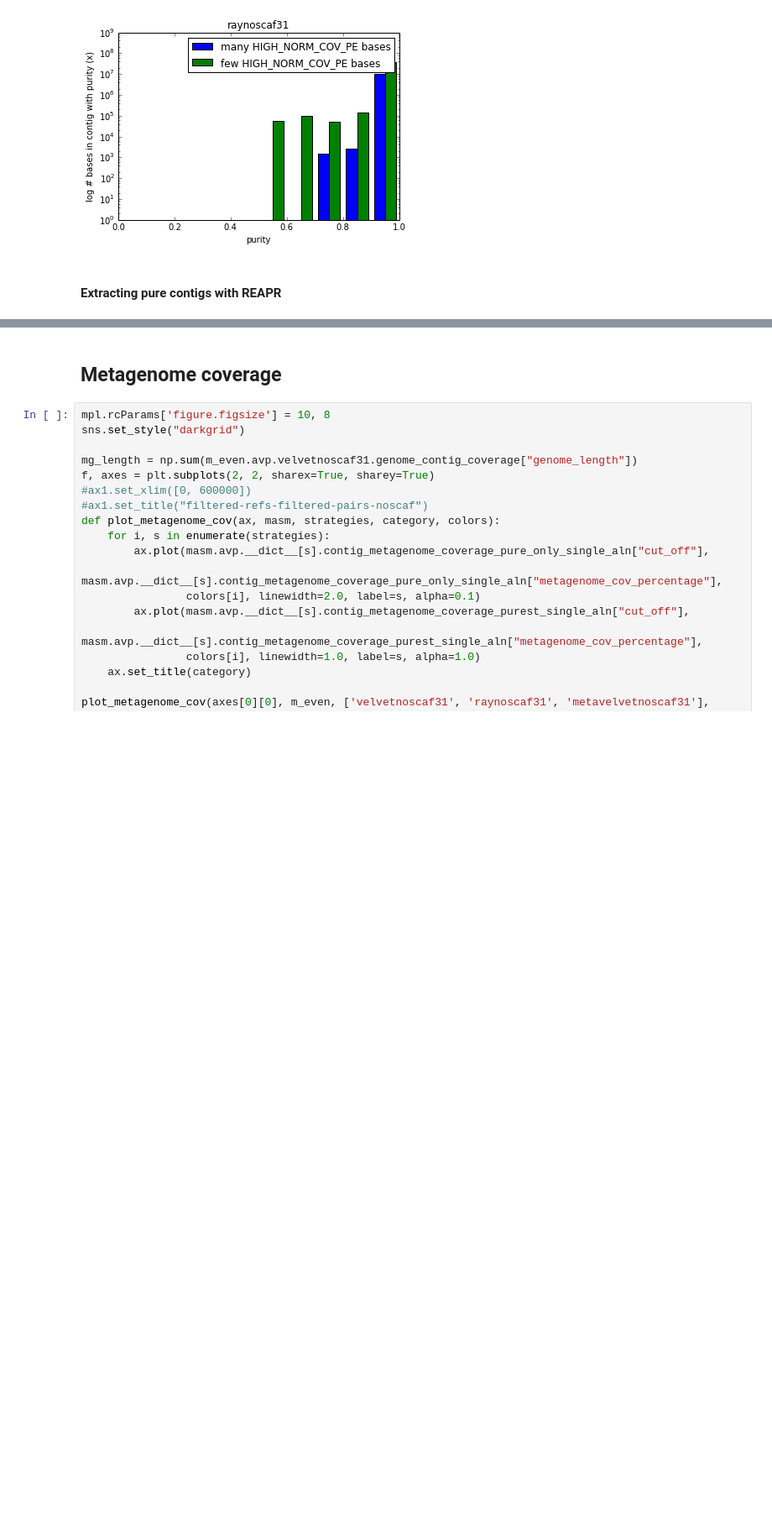
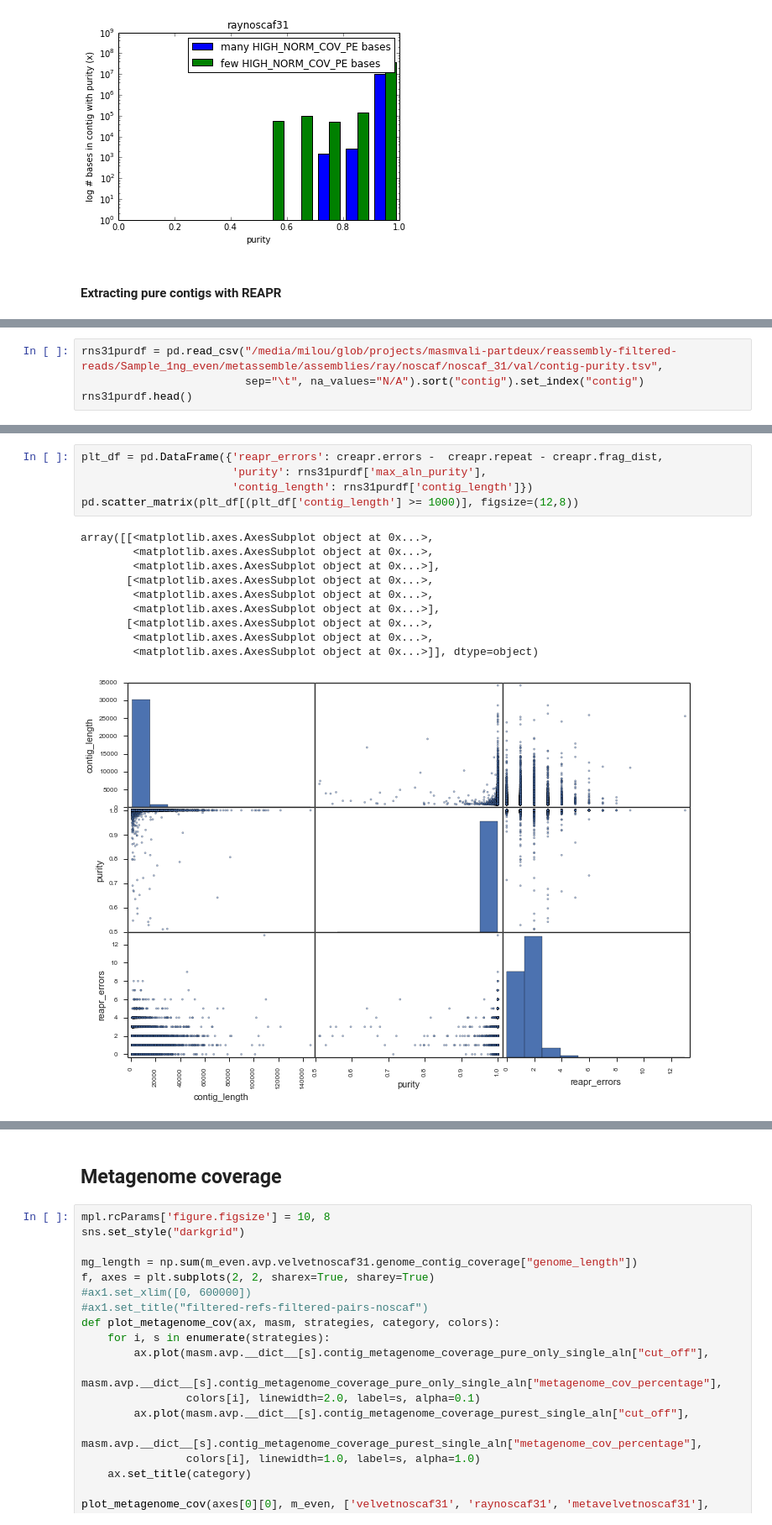
Before and after one commit to inodb/masmvali-publication, a Jupyter notebook: notebooks/LIMS1884-filtered-pairs-assemblies-2.ipynb, the cells around one changed output, grey strips where cells are left out. Shown: that part at 84% size. Cells and saved outputs as stored; diff of their text form; blank space fills up the shorter version.

```diff
--- a/notebooks/LIMS1884-filtered-pairs-assemblies-2.ipynb
+++ b/notebooks/LIMS1884-filtered-pairs-assemblies-2.ipynb
@@ -416,0 +419,4 @@ creapr.head()
+# %%
+rns31purdf = pd.read_csv("/media/milou/glob/projects/masmvali-partdeux/reassembly-filtered-reads/Sample_1ng_even/metassemble/assemblies/ray/noscaf/noscaf_31/val/contig-purity.tsv",
+                         sep="\t", na_values="N/A").sort("contig").set_index("contig")
+rns31purdf.head()
@@ -416,0 +432,16 @@ creapr.head()
+# %%
+plt_df = pd.DataFrame({'reapr_errors': creapr.errors -  creapr.repeat - creapr.frag_dist,
+                       'purity': rns31purdf['max_aln_purity'],
+                       'contig_length': rns31purdf['contig_length']})
+pd.scatter_matrix(plt_df[(plt_df['contig_length'] >= 1000)], figsize=(12,8))
+# %% [output]
+array([[<matplotlib.axes.AxesSubplot object at 0x...>,
+        <matplotlib.axes.AxesSubplot object at 0x...>,
+        <matplotlib.axes.AxesSubplot object at 0x...>],
+       [<matplotlib.axes.AxesSubplot object at 0x...>,
+        <matplotlib.axes.AxesSubplot object at 0x...>,
+        <matplotlib.axes.AxesSubplot object at 0x...>],
+       [<matplotlib.axes.AxesSubplot object at 0x...>,
+        <matplotlib.axes.AxesSubplot object at 0x...>,
+        <matplotlib.axes.AxesSubplot object at 0x...>]], dtype=object)
+[figure, added]
```
Also changed, not shown: parts of 4 cells of this notebook.
